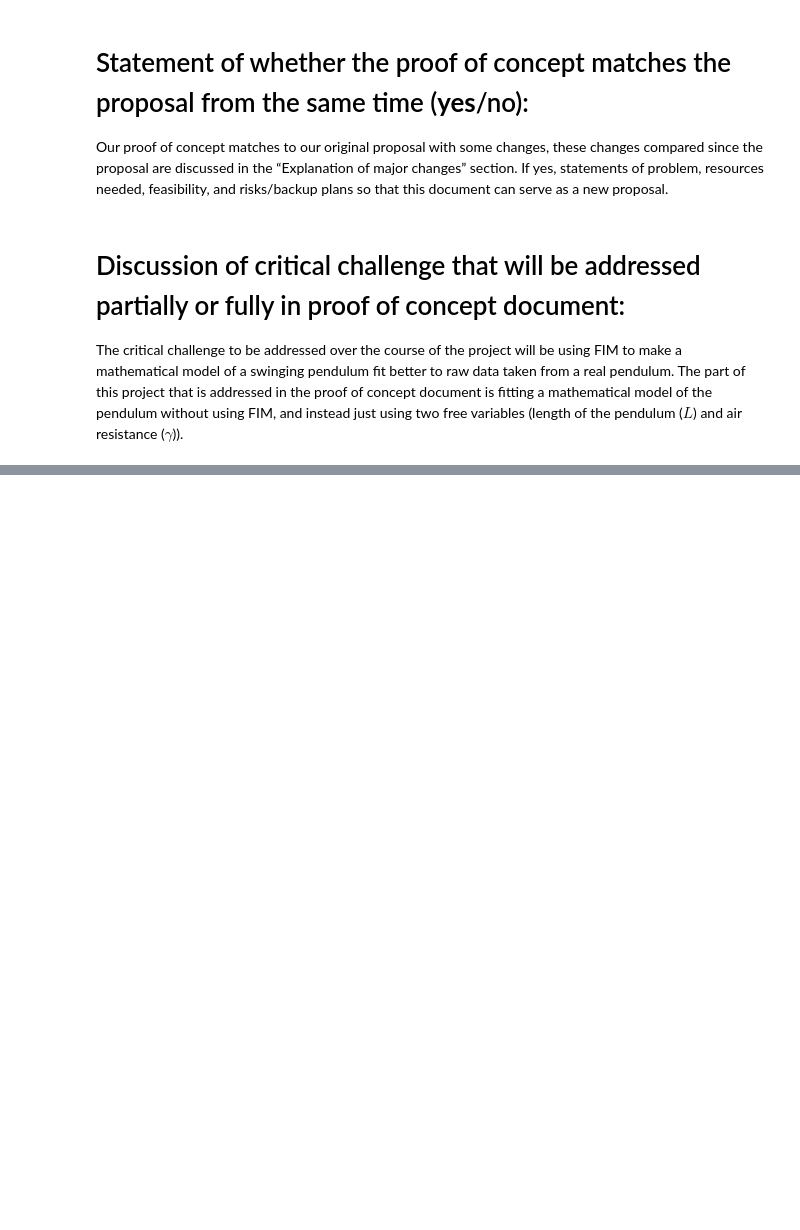
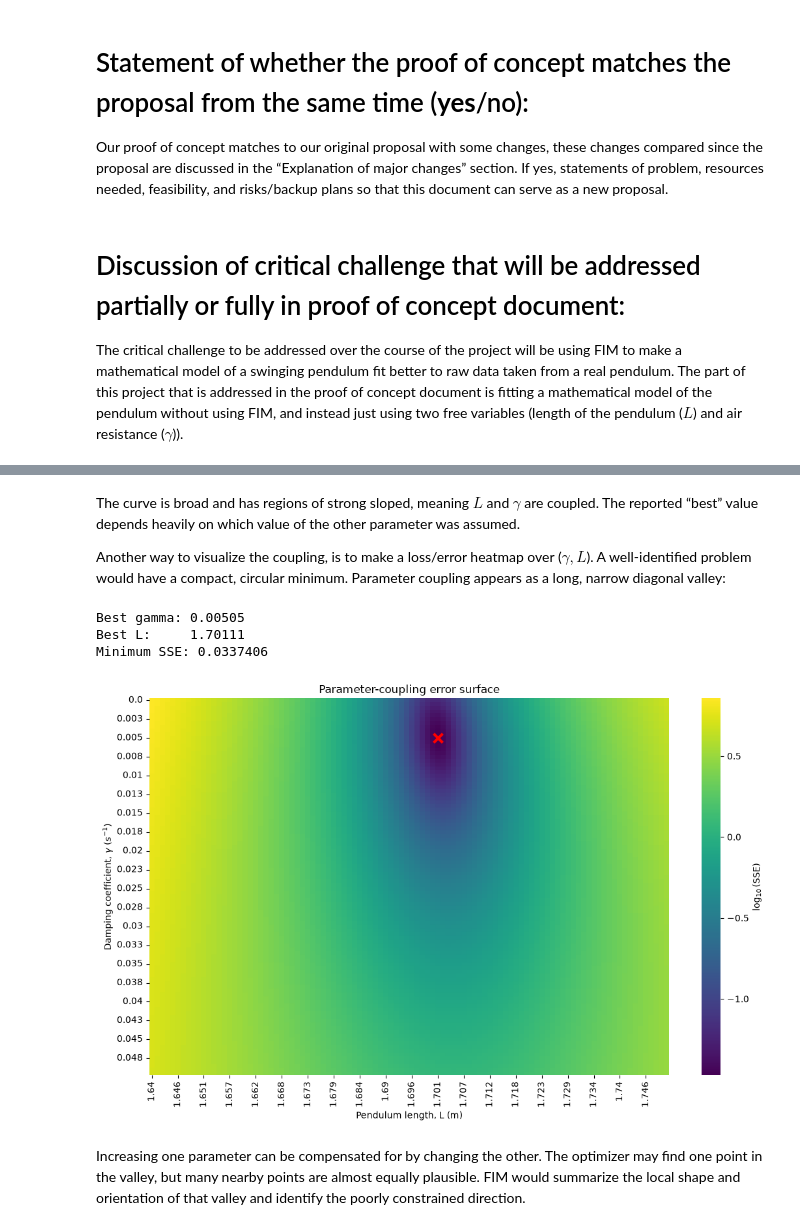
Before and after one commit to sergeydutt/06-623_Project, a Jupyter notebook: Project_PoC.ipynb, the cells around one changed output, grey strips where cells are left out. Drawn from its saved outputs; the diff is of its cells as text; code cells hidden in the pictures; blank space fills up the shorter version.

```diff
--- a/Project_PoC.ipynb
+++ b/Project_PoC.ipynb
@@ -357 +364,74 @@ plt.show()
+# %% [markdown]
+The curve is broad and has regions of strong sloped, meaning  $L$ and $\gamma$ are coupled. The reported “best” value depends heavily on which value of the other parameter was assumed.
+
+Another way to visualize the coupling, is to make a loss/error heatmap over ($\gamma,L$). A well-identified problem would have a compact, circular minimum. Parameter coupling appears as a long, narrow diagonal valley:
+# %%
+plt.close('all') # close any open figures
+
+time_data = subset_df["Time"].to_numpy()
+angle_data = subset_df["Angle"].to_numpy()
+
+# Parameter ranges to investigate
+gamma_values = np.linspace(0.0, 0.05, 100)
+L_values = np.linspace(1.64, 1.75, 100)
+
+# Store sum-of-squared errors for every (gamma, L) pair
+sse = np.empty((len(gamma_values), len(L_values)))
+
+for i, gamma in enumerate(gamma_values):
+    for j, L in enumerate(L_values):
+        prediction = solve_pendulum_ivp(time_data, gamma, L)
+
+        residuals = angle_data - prediction
+        sse[i, j] = np.sum(residuals**2)
+
+# Convert to a DataFrame for seaborn
+error_surface = pd.DataFrame(
+    sse,
+    index=np.round(gamma_values, 3),
+    columns=np.round(L_values, 3),
+)
+
+# Use log10 so the shallow error valley is easier to see
+log_error_surface = np.log10(error_surface)
+
+# Locate the best parameter combination
+best_index = np.unravel_index(np.argmin(sse), sse.shape)
+best_gamma = gamma_values[best_index[0]]
+best_L = L_values[best_index[1]]
+best_sse = sse[best_index]
+
+print(f"Best gamma: {best_gamma:.5f}")
+print(f"Best L:     {best_L:.5f}")
+print(f"Minimum SSE: {best_sse:.6g}")
+
+# Plot the error surface
+plt.figure(figsize=(11, 7))
+
+ax = sns.heatmap(
+    log_error_surface,
+    cmap="viridis",
+    cbar_kws={"label": r"$\log_{10}(\mathrm{SSE})$"},
+    xticklabels=5,
+    yticklabels=5,
+)
+
+# Mark the best-fit location
+best_row = best_index[0] + 0.5
+best_col = best_index[1] + 0.5
+ax.scatter(best_col, best_row, color="red", marker="x", s=100, linewidths=3)
+
+ax.set_xlabel("Pendulum length, L (m)")
+ax.set_ylabel(r"Damping coefficient, $\gamma$ ($s^{-1}$)")
+ax.set_title("Parameter-coupling error surface")
+
+plt.tight_layout()
+plt.show()
+# %% [output]
+Best gamma: 0.00505
+Best L:     1.70111
+Minimum SSE: 0.0337406
+[figure, added]
+# %% [markdown]
+Increasing one parameter can be compensated for by changing the other. The optimizer may find one point in the valley, but many nearby points are almost equally plausible. FIM would summarize the local shape and orientation of that valley and identify the poorly constrained direction.
 # %% [markdown]
```
Also changed, not shown: parts of 27 cells of this notebook, 1 other file.
